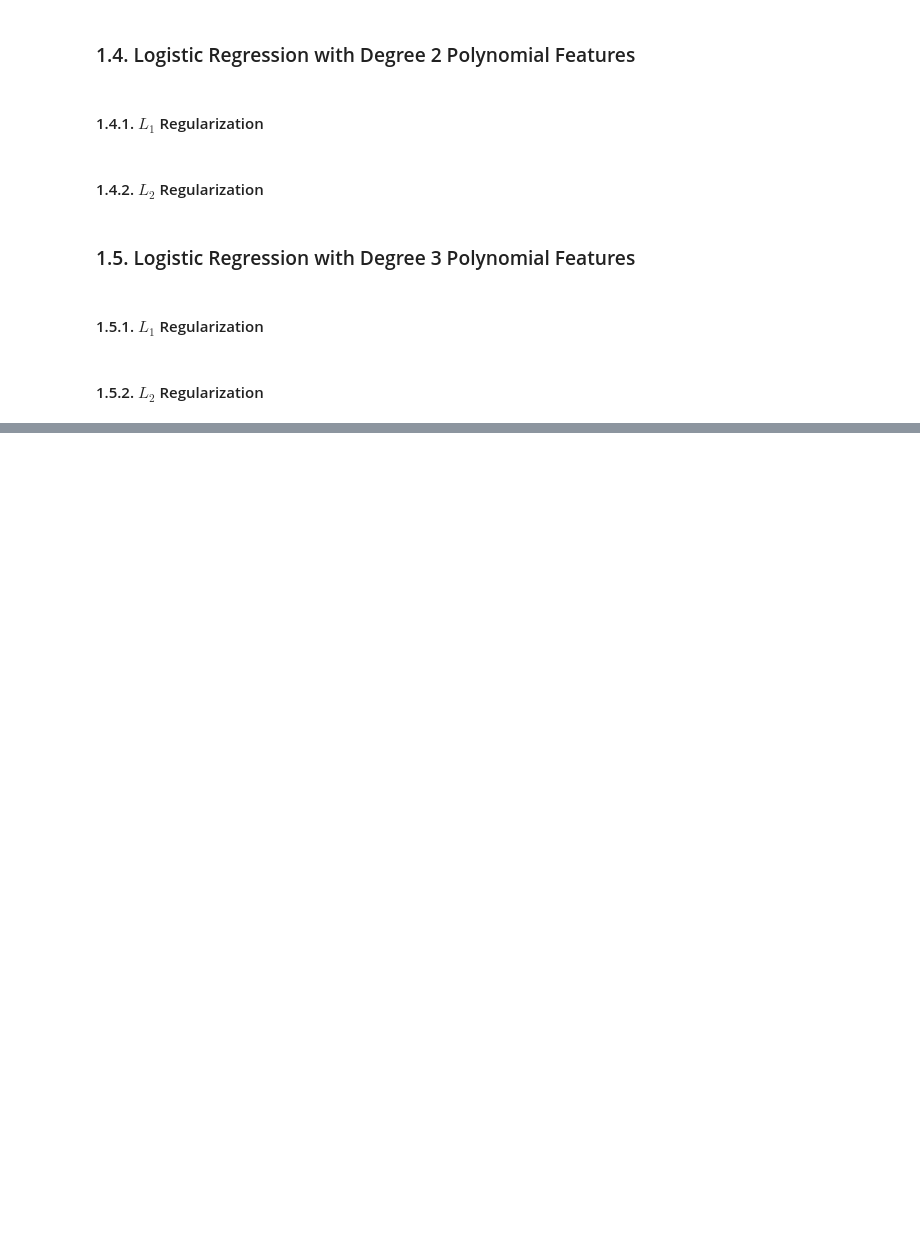
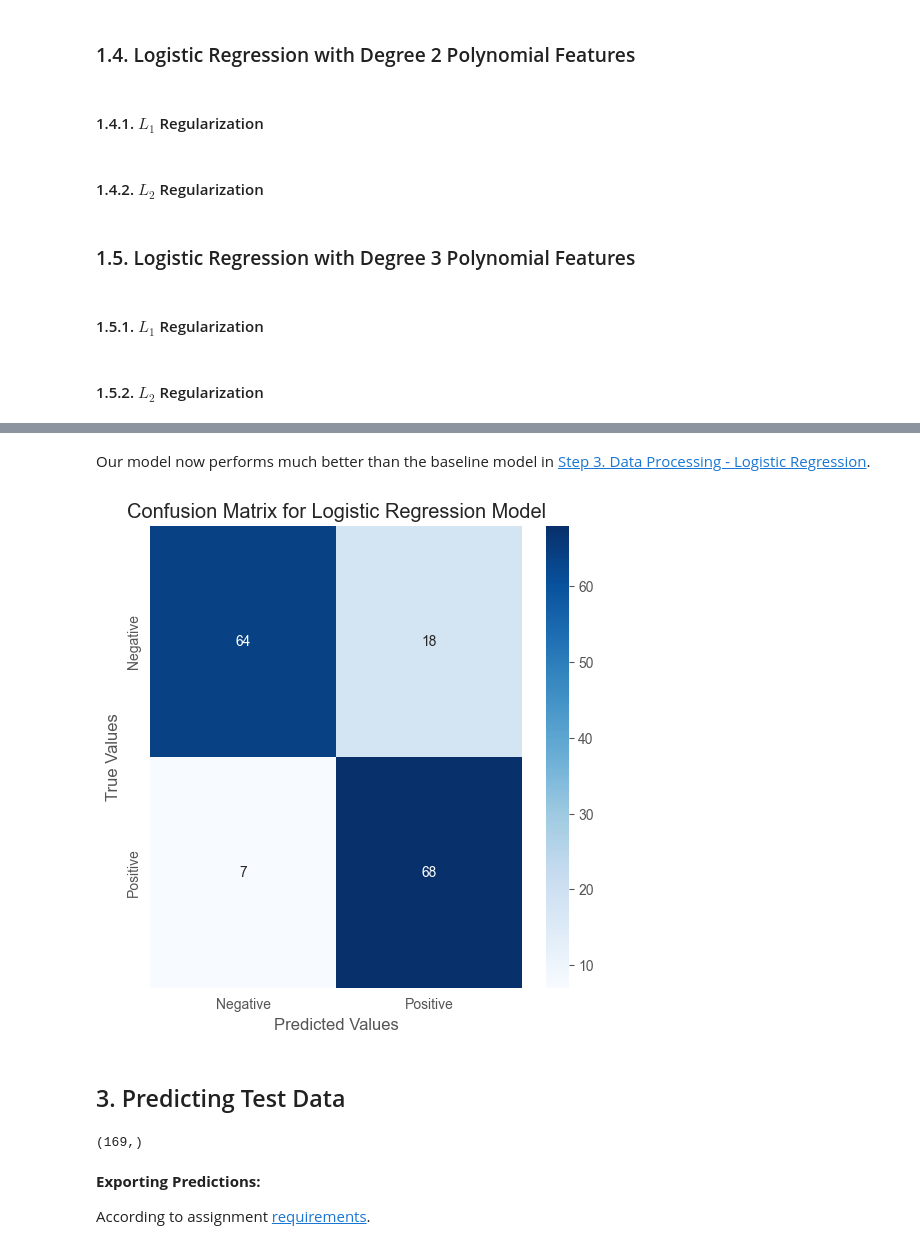
Before and after one commit to miketvo/rmit2023a-cosc2753-assignment1, a Jupyter notebook: notebooks/Step4.ModelDevelopment.ipynb, the cells around one changed output, grey strips where cells are left out. Drawn from its saved outputs; the diff is of its cells as text; code cells hidden in the pictures; blank space fills up the shorter version.

```diff
--- a/notebooks/Step4.ModelDevelopment.ipynb
+++ b/notebooks/Step4.ModelDevelopment.ipynb
@@ -388,0 +395,10 @@ for lamda_para in lambda_paras:
+# %%
+# Degree 4 Polynomial Features:
+poly = PolynomialFeatures(4)
+train_X_poly4 = poly.fit_transform(train_X)
+val_X_poly4 = poly.transform(val_X)
+
+# We need to scale the data again after transforming it to polynomial features
+scaler = StandardScaler()
+train_X_poly4 = scaler.fit_transform(train_X_poly4)
+val_X_poly4 = scaler.transform(val_X_poly4)
@@ -442,0 +645,2 @@ All models seem to have good fit on the problem, however:
+# %%
+clf = max(clfs["clf_logistic4_l2"], key=lambda x: x['val_f1'])['estimator']
@@ -442,0 +649,3 @@ All models seem to have good fit on the problem, however:
+# %%
+pred_y = clf.predict(val_X_poly4)
+print(classification_report(val_y, pred_y))
@@ -442,0 +661,21 @@ All models seem to have good fit on the problem, however:
+# %% [markdown]
+Our model now performs much better than the baseline model in [Step 3. Data Processing - Logistic Regression](Step3_DataProcessing/LogisticRegression.ipynb).
+# %%
+fig, axis = plt.subplots(nrows=1, ncols=1, figsize=(6, 6))
+
+sns.heatmap(confusion_matrix(val_y, pred_y), annot=True, cmap='Blues', fmt='g', ax=axis)
+axis.set_xlabel('Predicted Values')
+axis.set_ylabel('True Values')
+axis.set_title('Confusion Matrix for Logistic Regression Model')
+
+axis.set_xticks([0.5, 1.5])
+axis.set_xticklabels(['Negative', 'Positive'])
+axis.set_yticks([0.5, 1.5])
+axis.set_yticklabels(['Negative', 'Positive'])
+
+plt.show()
+fig.savefig("../images/TrainingResults_LogisticRegression_Final_CM.png")
+# %% [output]
+[figure, added]
+# %% [markdown]
+## 3. Predicting Test Data
@@ -442,0 +691,8 @@ All models seem to have good fit on the problem, however:
+# %%
+pred_y.shape
+# %% [output]
+(169,)
+# %% [markdown]
+**Exporting Predictions:**
+
+According to assignment [requirements](../Machine%20Learning%20COSC2753_2023A_Assignment%201.pdf).
```
Also changed, not shown: parts of 26 cells of this notebook, 6 other files.
